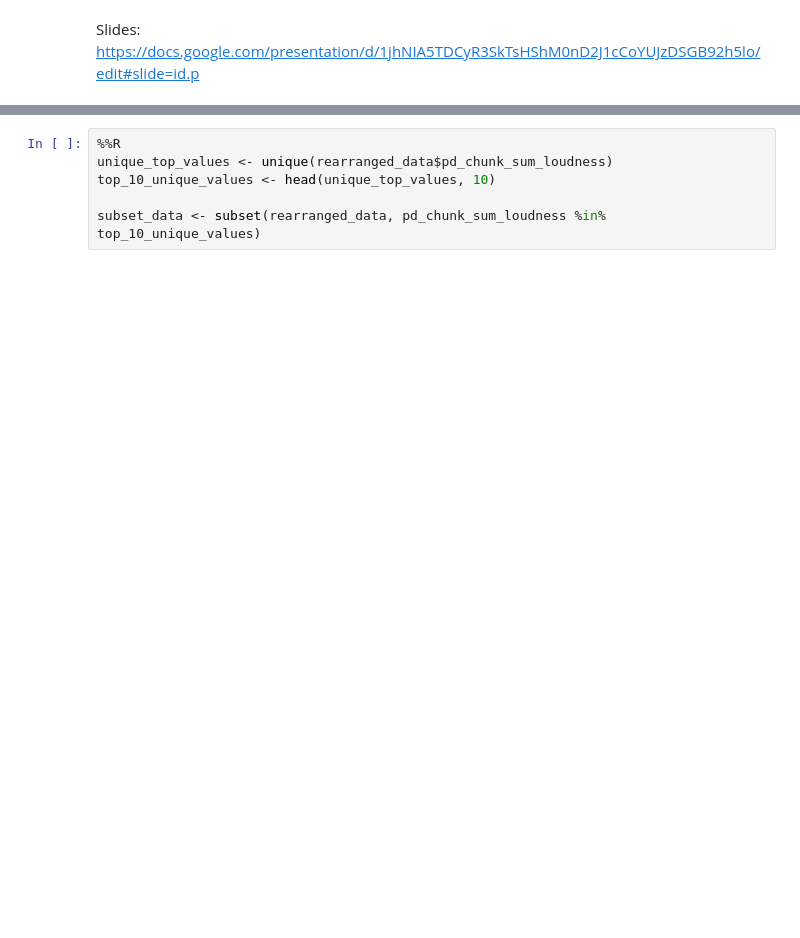
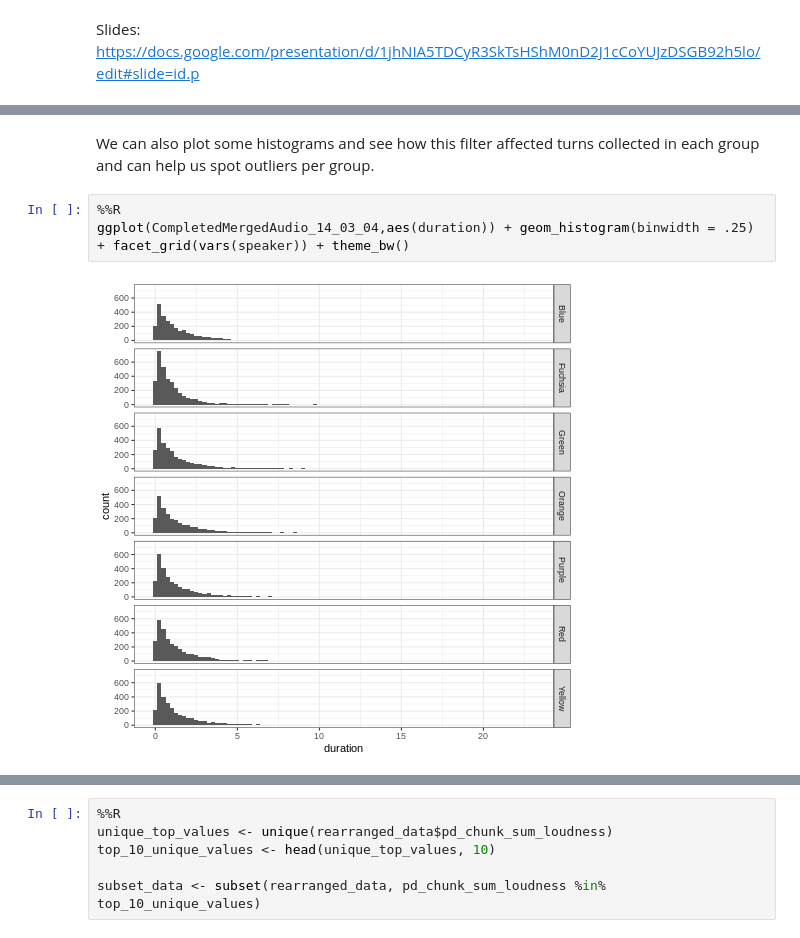
Before and after one commit to chrispalaguachi/audioworkshop, a Jupyter notebook: WIS_Workshop.ipynb, the cells around one changed output, grey strips where cells are left out. Saved outputs shown, nothing was run; the diff lists cells and outputs as text; blank space fills up the shorter version.

```diff
--- a/WIS_Workshop.ipynb
+++ b/WIS_Workshop.ipynb
@@ -83,0 +662,7 @@ rearranged_data <- d1[order(-d1$pd_chunk_sum_loudness), ]
+# %% [markdown]
+We can also plot some histograms and see how this filter affected turns collected in each group and can help us spot outliers per group.
+# %%
+%%R
+ggplot(CompletedMergedAudio_14_03_04,aes(duration)) + geom_histogram(binwidth = .25) + facet_grid(vars(speaker)) + theme_bw()
+# %% [output]
+[figure, added]
```
Also changed, not shown: parts of 104 cells of this notebook.
